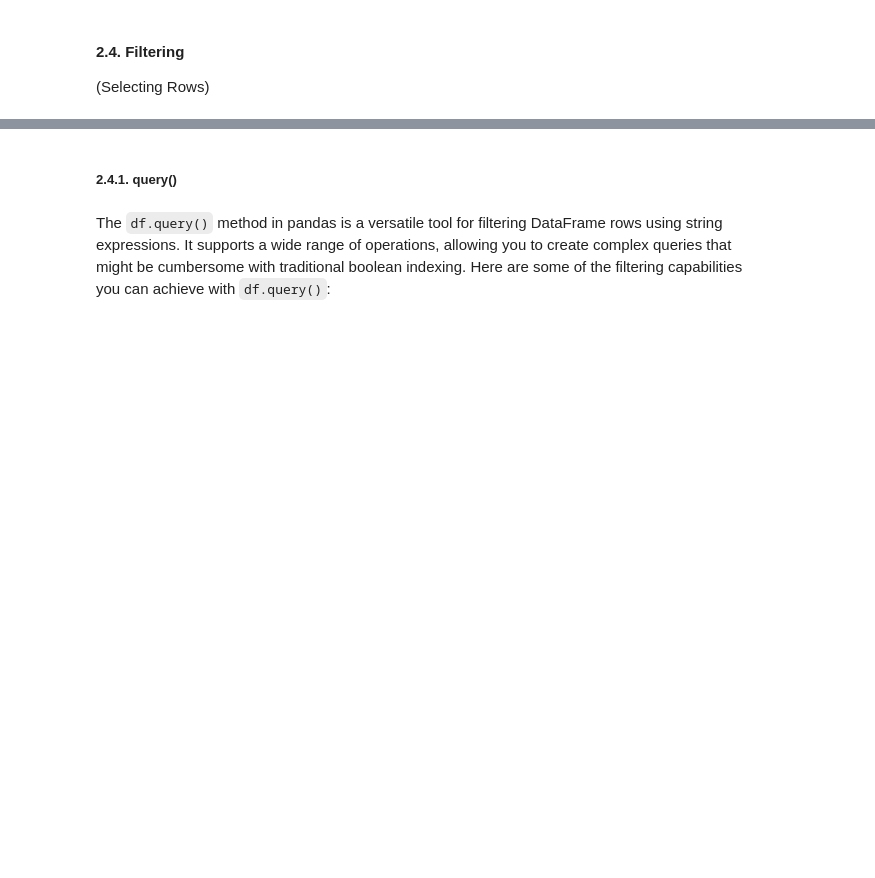
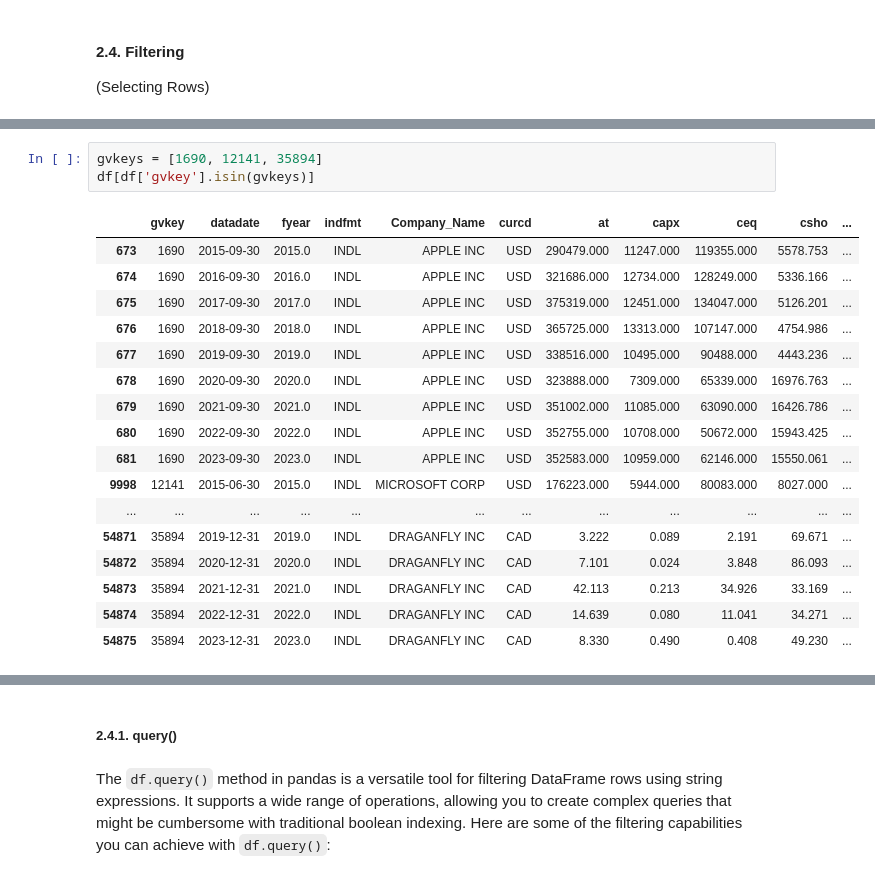
Before and after one commit to leonard67/AFDEN-Python-Workshop, a Jupyter notebook: 2-1-Pandas.ipynb, the cells around one changed output, grey strips where cells are left out. Cells and saved outputs as stored; diff of their text form; blank space fills up the shorter version.

```diff
--- a/2-1-Pandas.ipynb
+++ b/2-1-Pandas.ipynb
@@ -105,0 +369,21 @@ df.columns
+# %%
+gvkeys = [1690, 12141, 35894]
+df[df['gvkey'].isin(gvkeys)]
+# %% [output]
+|  | gvkey | datadate | fyear | indfmt | Company_Name | curcd | at | capx | ceq | csho | ... |
+| 673 | 1690 | 2015-09-30 | 2015.0 | INDL | APPLE INC | USD | 290479.000 | 11247.000 | 119355.000 | 5578.753 | ... |
+| 674 | 1690 | 2016-09-30 | 2016.0 | INDL | APPLE INC | USD | 321686.000 | 12734.000 | 128249.000 | 5336.166 | ... |
+| 675 | 1690 | 2017-09-30 | 2017.0 | INDL | APPLE INC | USD | 375319.000 | 12451.000 | 134047.000 | 5126.201 | ... |
+| 676 | 1690 | 2018-09-30 | 2018.0 | INDL | APPLE INC | USD | 365725.000 | 13313.000 | 107147.000 | 4754.986 | ... |
+| 677 | 1690 | 2019-09-30 | 2019.0 | INDL | APPLE INC | USD | 338516.000 | 10495.000 | 90488.000 | 4443.236 | ... |
+| 678 | 1690 | 2020-09-30 | 2020.0 | INDL | APPLE INC | USD | 323888.000 | 7309.000 | 65339.000 | 16976.763 | ... |
+| 679 | 1690 | 2021-09-30 | 2021.0 | INDL | APPLE INC | USD | 351002.000 | 11085.000 | 63090.000 | 16426.786 | ... |
+| 680 | 1690 | 2022-09-30 | 2022.0 | INDL | APPLE INC | USD | 352755.000 | 10708.000 | 50672.000 | 15943.425 | ... |
+| 681 | 1690 | 2023-09-30 | 2023.0 | INDL | APPLE INC | USD | 352583.000 | 10959.000 | 62146.000 | 15550.061 | ... |
+| 9998 | 12141 | 2015-06-30 | 2015.0 | INDL | MICROSOFT CORP | USD | 176223.000 | 5944.000 | 80083.000 | 8027.000 | ... |
+| ... | ... | ... | ... | ... | ... | ... | ... | ... | ... | ... | ... |
+| 54871 | 35894 | 2019-12-31 | 2019.0 | INDL | DRAGANFLY INC | CAD | 3.222 | 0.089 | 2.191 | 69.671 | ... |
+| 54872 | 35894 | 2020-12-31 | 2020.0 | INDL | DRAGANFLY INC | CAD | 7.101 | 0.024 | 3.848 | 86.093 | ... |
+| 54873 | 35894 | 2021-12-31 | 2021.0 | INDL | DRAGANFLY INC | CAD | 42.113 | 0.213 | 34.926 | 33.169 | ... |
+| 54874 | 35894 | 2022-12-31 | 2022.0 | INDL | DRAGANFLY INC | CAD | 14.639 | 0.080 | 11.041 | 34.271 | ... |
+| 54875 | 35894 | 2023-12-31 | 2023.0 | INDL | DRAGANFLY INC | CAD | 8.330 | 0.490 | 0.408 | 49.230 | ... |
```
Also changed, not shown: parts of 31 cells of this notebook, 4 other files.
